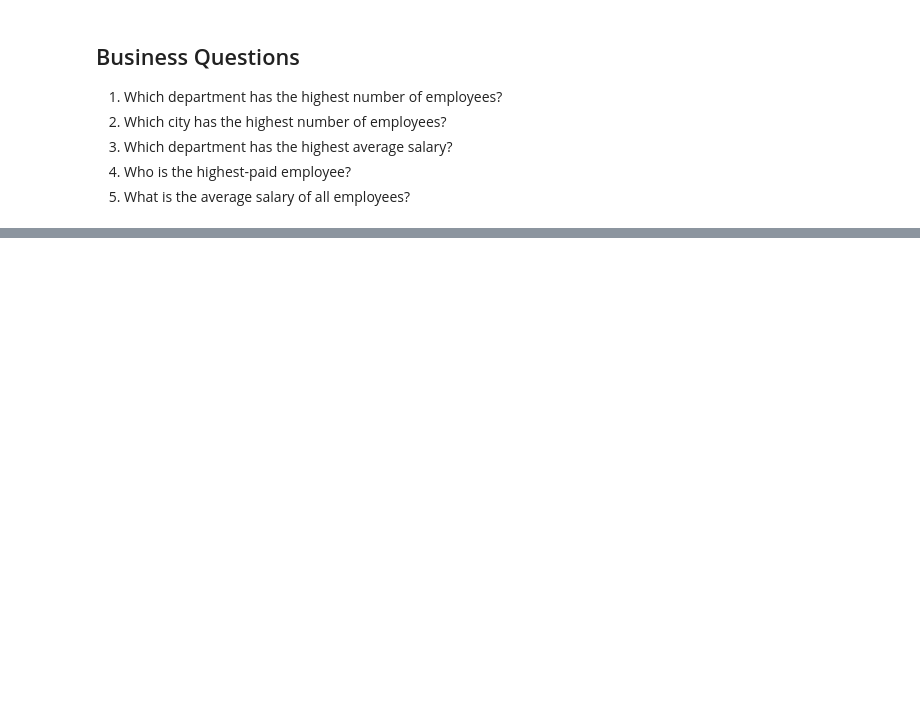
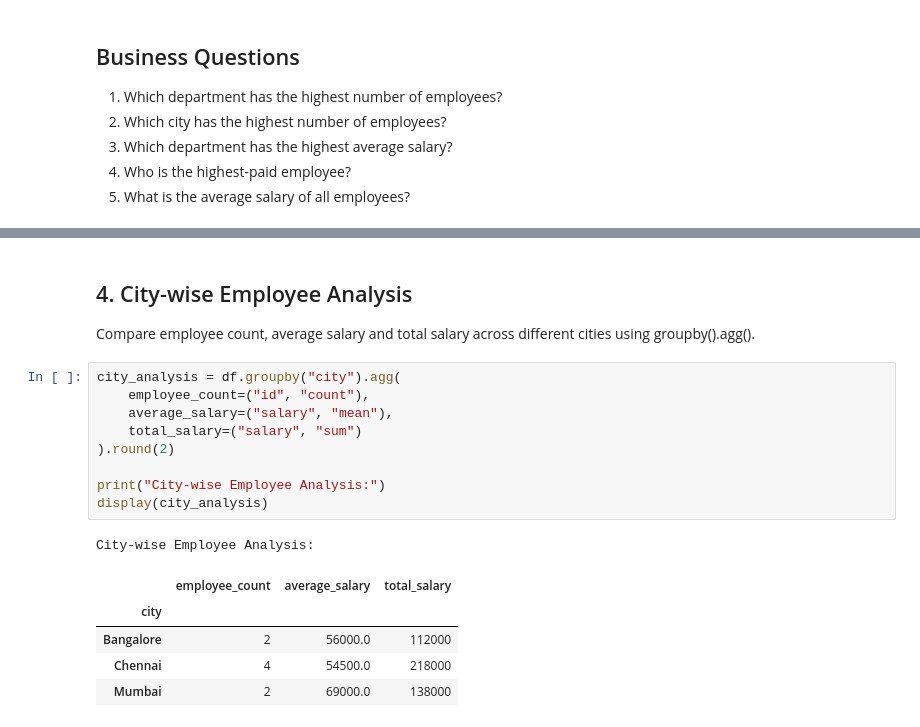
Before and after one commit to barathYoho/employee-data-analysis, a Jupyter notebook: notebooks/employee_analysis.ipynb, the cells around one changed output, grey strips where cells are left out. Saved outputs shown, nothing was run; the diff lists cells and outputs as text; blank space fills up the shorter version.

```diff
--- a/notebooks/employee_analysis.ipynb
+++ b/notebooks/employee_analysis.ipynb
@@ -95,0 +176,20 @@ Dataset Shape: (8, 5)
+# %% [markdown]
+## 4. City-wise Employee Analysis
+
+Compare employee count, average salary and total salary across different cities using groupby().agg().
+# %%
+city_analysis = df.groupby("city").agg(
+    employee_count=("id", "count"),
+    average_salary=("salary", "mean"),
+    total_salary=("salary", "sum")
+).round(2)
+
+print("City-wise Employee Analysis:")
+display(city_analysis)
+# %% [output]
+City-wise Employee Analysis:
+|  | employee_count | average_salary | total_salary |
+| city |  |  |  |
+| Bangalore | 2 | 56000.0 | 112000 |
+| Chennai | 4 | 54500.0 | 218000 |
+| Mumbai | 2 | 69000.0 | 138000 |
```
Also changed, not shown: parts of 24 cells of this notebook, 6 other files.
